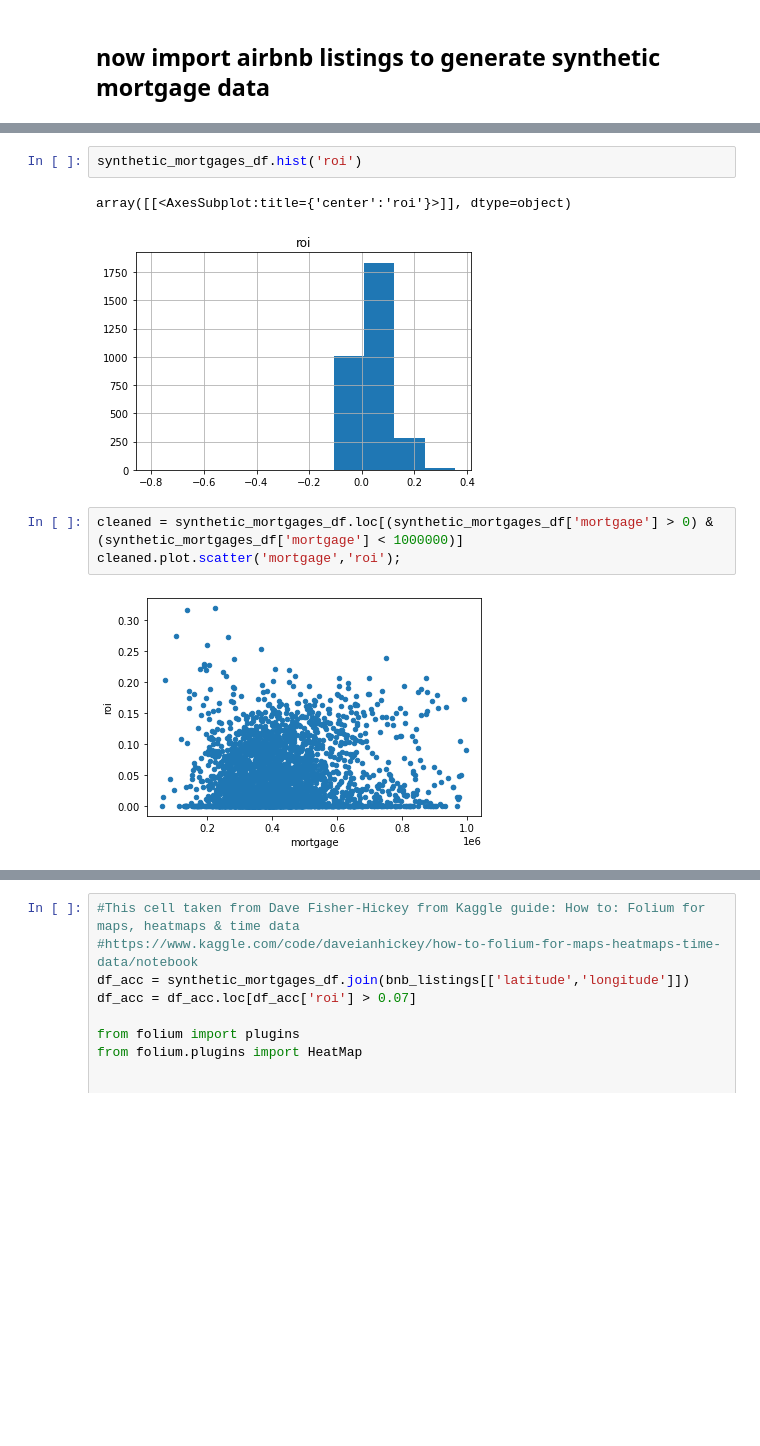
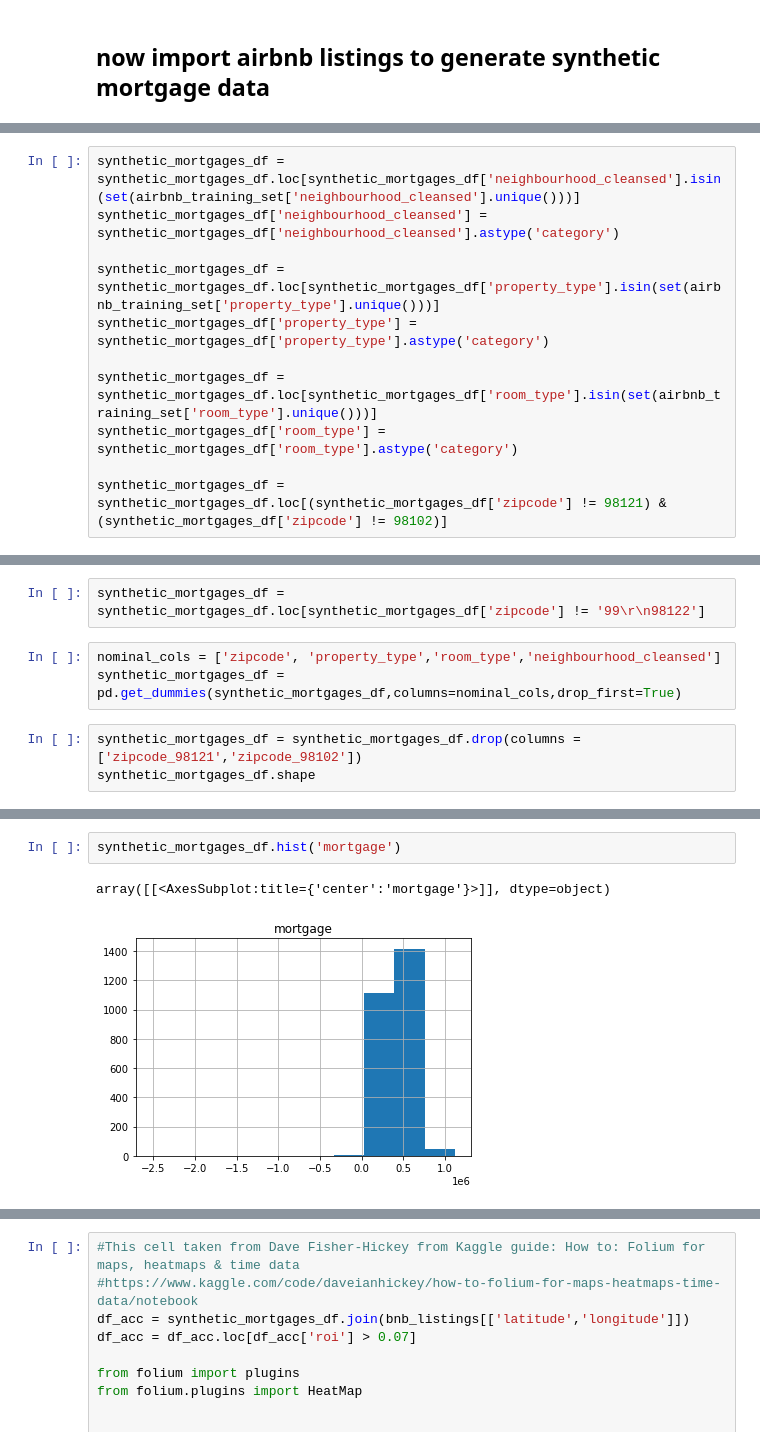
Before and after one commit to DanlBradley/AirBNB-Profit-Predictor, a Jupyter notebook: student.ipynb, the cells around one changed output, grey strips where cells are left out. Drawn from its saved outputs; the diff is of its cells as text; blank space fills up the shorter version.

Commit message:
completed model for predicting mortgage based on airbnb data

```diff
--- a/student.ipynb
+++ b/student.ipynb
@@ -347,3 +410,14 @@ def money_str_to_float(x):
+# %%
+synthetic_mortgages_df = synthetic_mortgages_df.loc[synthetic_mortgages_df['neighbourhood_cleansed'].isin(set(airbnb_training_set['neighbourhood_cleansed'].unique()))]
+synthetic_mortgages_df['neighbourhood_cleansed'] = synthetic_mortgages_df['neighbourhood_cleansed'].astype('category')
+
+synthetic_mortgages_df = synthetic_mortgages_df.loc[synthetic_mortgages_df['property_type'].isin(set(airbnb_training_set['property_type'].unique()))]
+synthetic_mortgages_df['property_type'] = synthetic_mortgages_df['property_type'].astype('category')
+
+synthetic_mortgages_df = synthetic_mortgages_df.loc[synthetic_mortgages_df['room_type'].isin(set(airbnb_training_set['room_type'].unique()))]
+synthetic_mortgages_df['room_type'] = synthetic_mortgages_df['room_type'].astype('category')
+
+synthetic_mortgages_df = synthetic_mortgages_df.loc[(synthetic_mortgages_df['zipcode'] != 98121) & (synthetic_mortgages_df['zipcode'] != 98102)]
 # %%
 synthetic_mortgages_df.dropna(inplace=True)
 synthetic_mortgages_df['price'] = synthetic_mortgages_df['price'].apply(lambda x: money_str_to_float(x))
@@ -359,0 +424,8 @@ See the caveats in the documentation: https://pandas.pydata.org/pandas-docs/stab
+# %%
+synthetic_mortgages_df = synthetic_mortgages_df.loc[synthetic_mortgages_df['zipcode'] != '99\r\n98122']
+# %%
+nominal_cols = ['zipcode', 'property_type','room_type','neighbourhood_cleansed']
+synthetic_mortgages_df = pd.get_dummies(synthetic_mortgages_df,columns=nominal_cols,drop_first=True)
+# %%
+synthetic_mortgages_df = synthetic_mortgages_df.drop(columns = ['zipcode_98121','zipcode_98102'])
+synthetic_mortgages_df.shape
@@ -387,12 +444,7 @@ synthetic_mortgages_df['mortgage'].mean()
 # %%
-synthetic_mortgages_df.hist('roi')
+synthetic_mortgages_df.hist('mortgage')
 # %% [output]
-array([[<AxesSubplot:title={'center':'roi'}>]], dtype=object)
+array([[<AxesSubplot:title={'center':'mortgage'}>]], dtype=object)
-[figure, old version]
+[figure, new version]
-# %%
-cleaned = synthetic_mortgages_df.loc[(synthetic_mortgages_df['mortgage'] > 0) & (synthetic_mortgages_df['mortgage'] < 1000000)]
-cleaned.plot.scatter('mortgage','roi');
-# %% [output]
-[figure, removed]
 # %%
 #Parameterized cell to let you scatter two variables from merged_numerics
```
Also changed, not shown: parts of 47 cells of this notebook, 1 other file.
